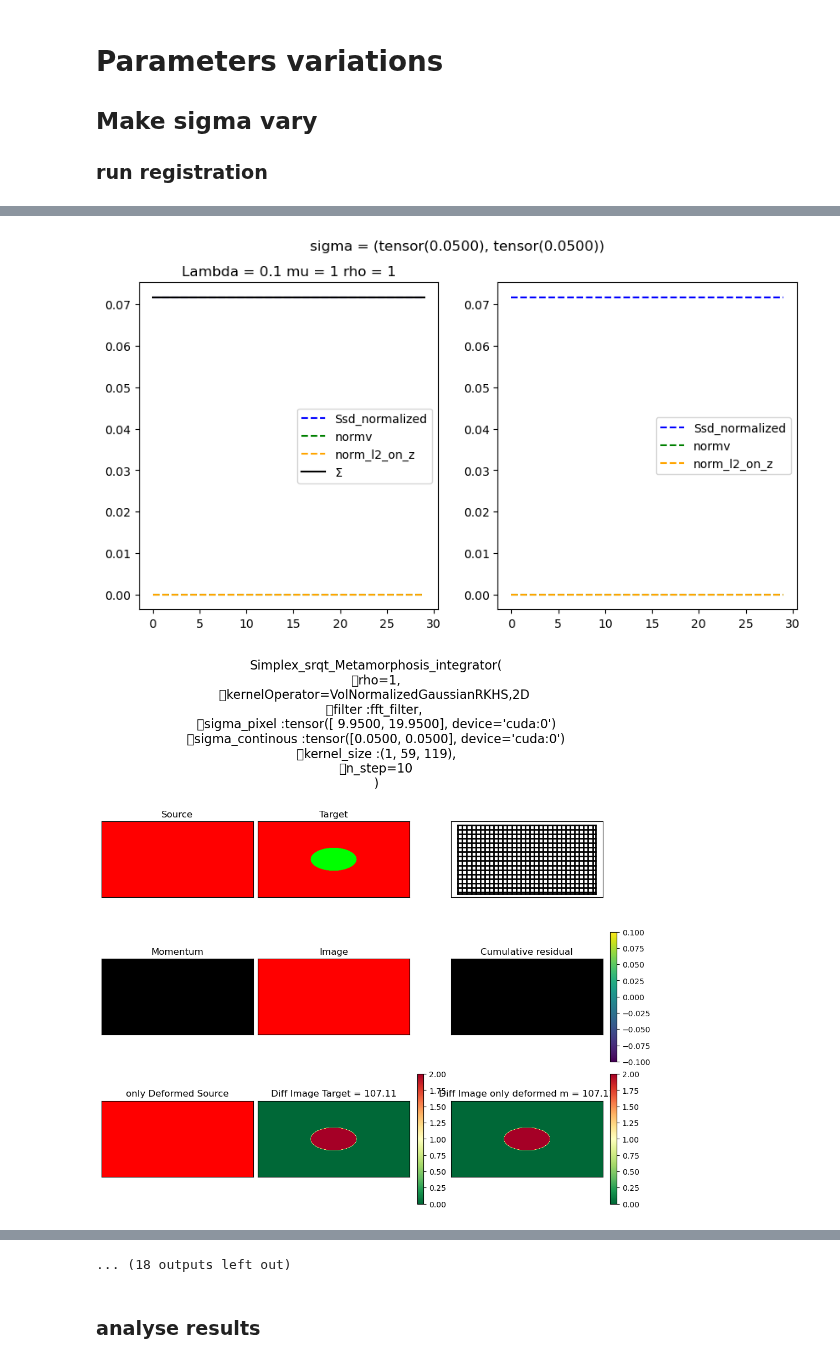
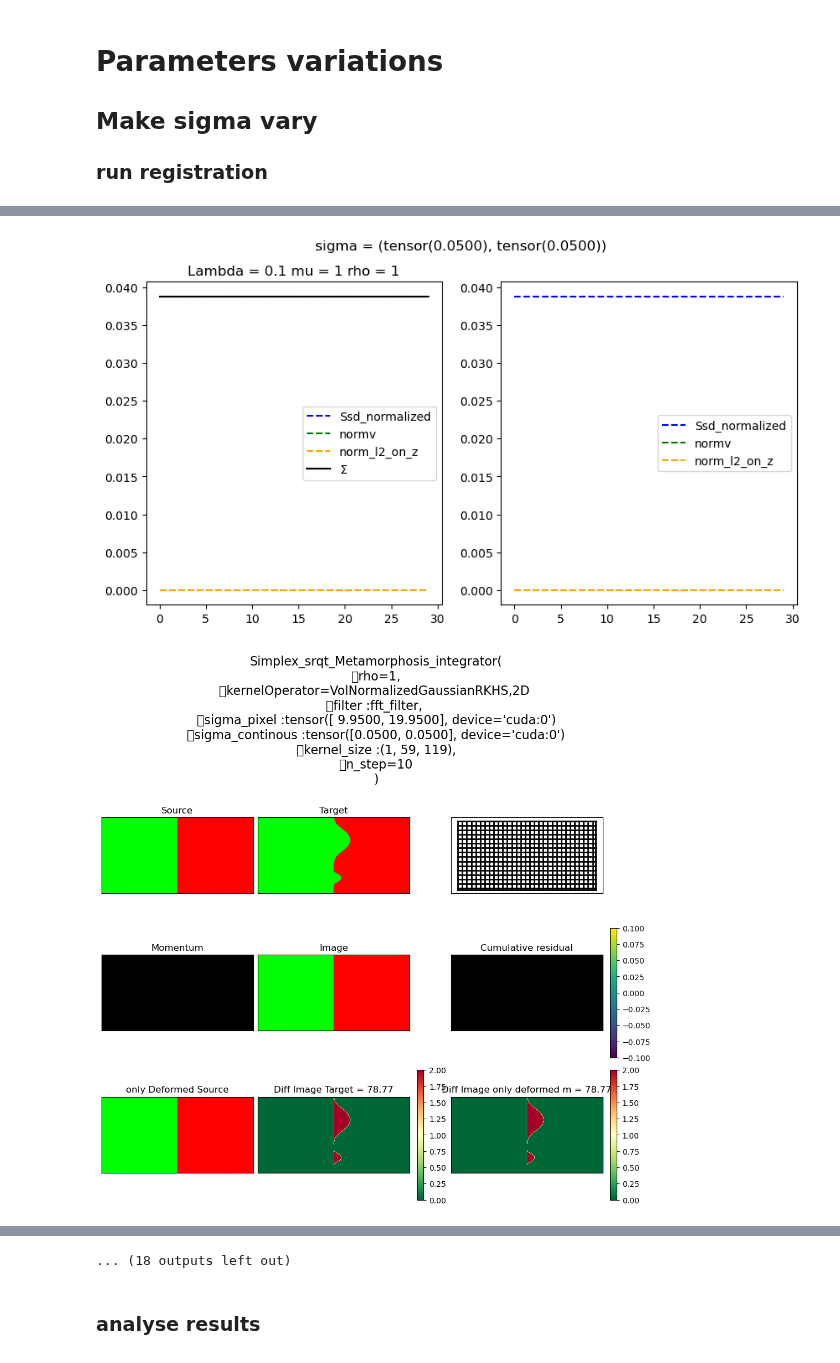
Before and after one commit to antonfrancois/Demeter_metamorphosis, a Jupyter notebook: examples/kernel_invariance.ipynb, the cells around one changed output, grey strips where cells are left out. Drawn from its saved outputs; the diff is of its cells as text; code cells hidden in the pictures.

```diff
--- a/examples/kernel_invariance.ipynb
+++ b/examples/kernel_invariance.ipynb
@@ -275,8 +379,8 @@ aire du disque : tensor(0.0717)
 ### run registration
 # %%
 sigma_exp = .1
-# source,target,name = experience_1((200,400),sigma_exp)
-source,target,name = experience_2((200,400),sigma_exp)
+source,target,name = experience_1((200,400),sigma_exp)
+# source,target,name = experience_2((200,400),sigma_exp)
 
 source = source.to(device).contiguous()#.to(torch.double)
 target = target.to(device).contiguous()#.to(torch.double)
@@ -385,6 +489,6 @@ Computation of forward done in  0:00:01s and 0.609cents  s
 [{'sigma_pixel': tensor([ 9.9500, 19.9500], device='cuda:0'), 'sigma_continuous': tensor([0.0500, 0.0500], device='cuda:0'), 'image_size': torch.Size([1, 2, 200, 400]), 'norm_V': tensor(0., device='cu ...
-[figure, old version]
+[figure, new version]
-[figure, old version]
+[figure, new version]
 s: 0.058888889849185944<<<<<<<<<<
 kernel_h : torch.Size([1, 71]), kernel_w : torch.Size([1, 141])
 torch.Size([1, 71])
```
Also changed, not shown: parts of 4 cells of this notebook, 3 other files.
